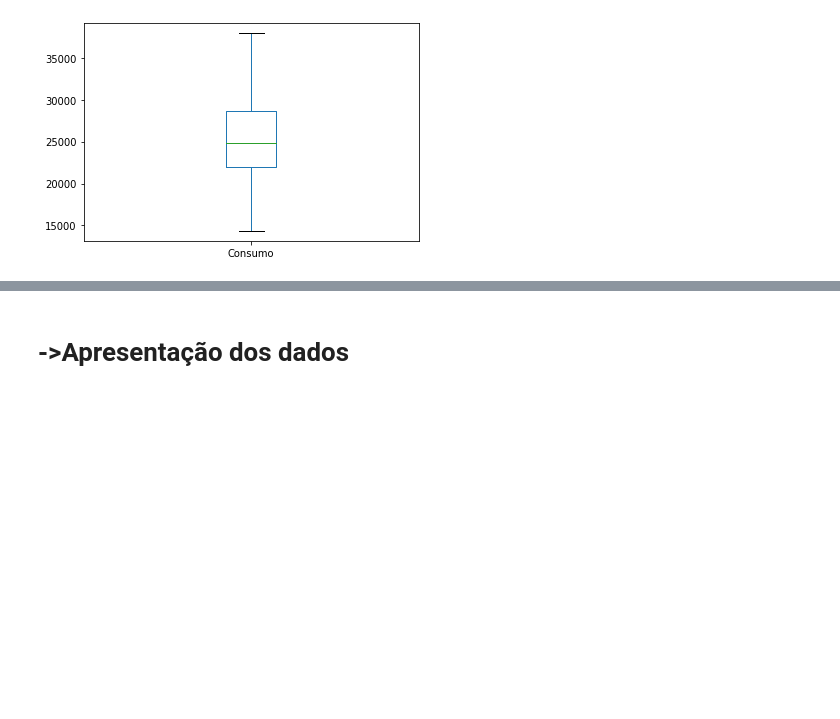
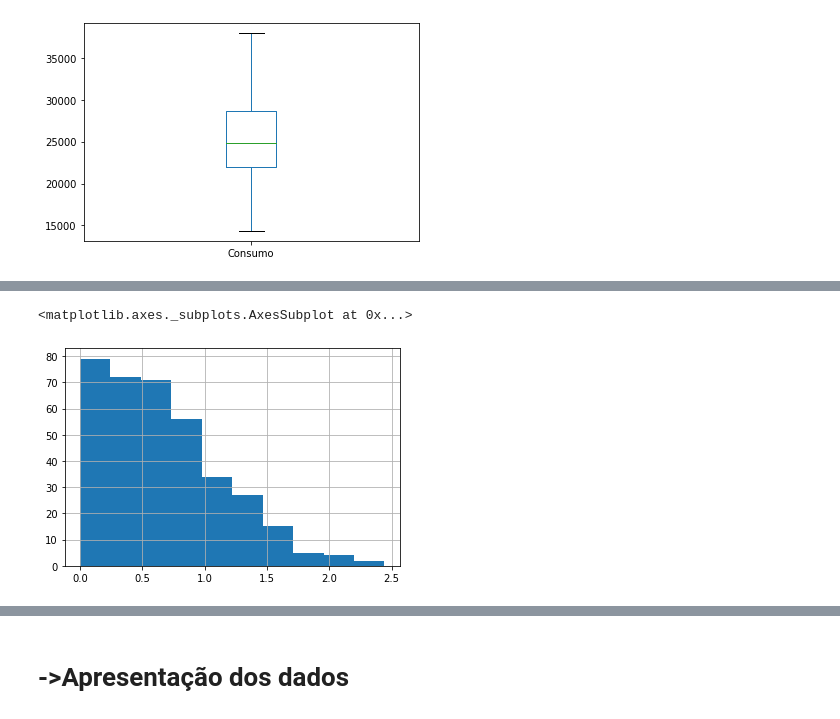
Before and after one commit to thiagorayam/Data, a Jupyter notebook: Exemplo1.ipynb, the cells around one changed output, grey strips where cells are left out. Cells and saved outputs as stored; diff of their text form; code cells hidden in the pictures; blank space fills up the shorter version.

```diff
--- a/Exemplo1.ipynb
+++ b/Exemplo1.ipynb
@@ -258,0 +266,5 @@ df['Tmed'].plot.box()
+# %%
+(abs(df['Consumo']-df['Consumo'].median())*0.6745/mad).hist()
+# %% [output]
+<matplotlib.axes._subplots.AxesSubplot at 0x...>
+[figure, added]
```
Also changed, not shown: parts of 7 cells of this notebook.
